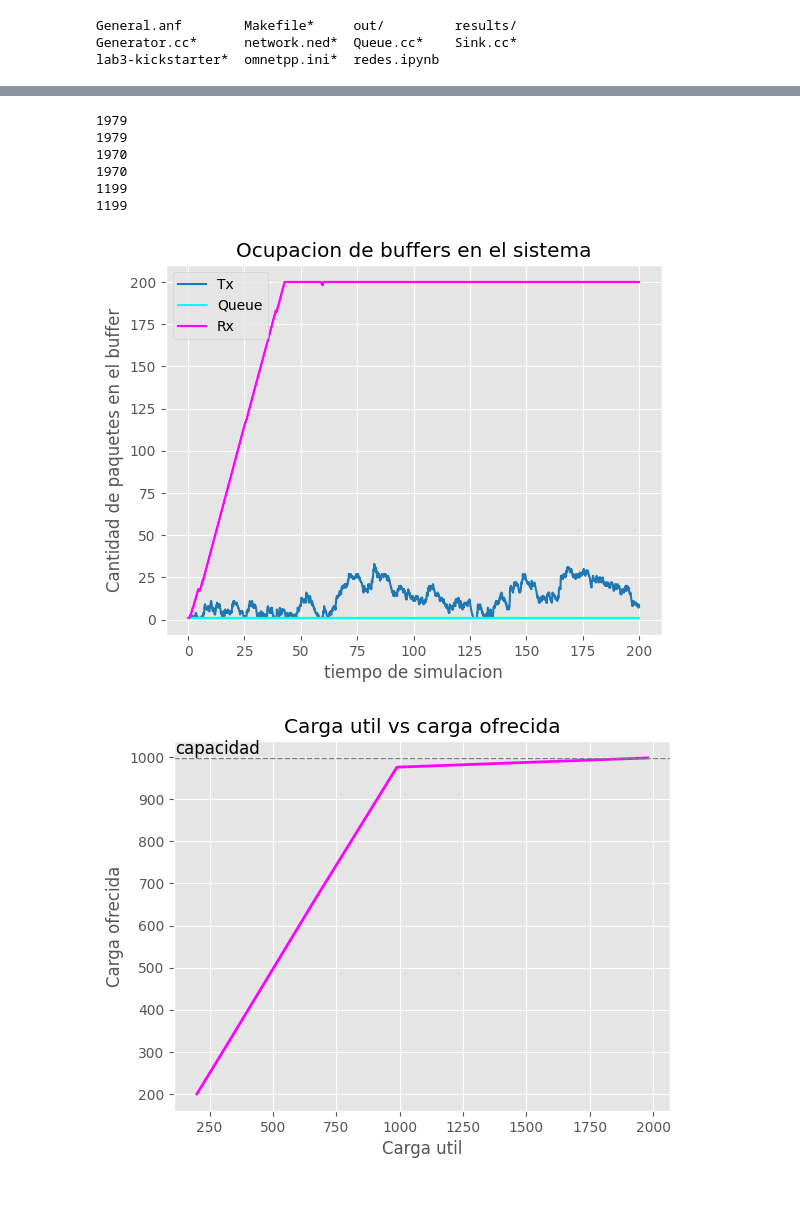
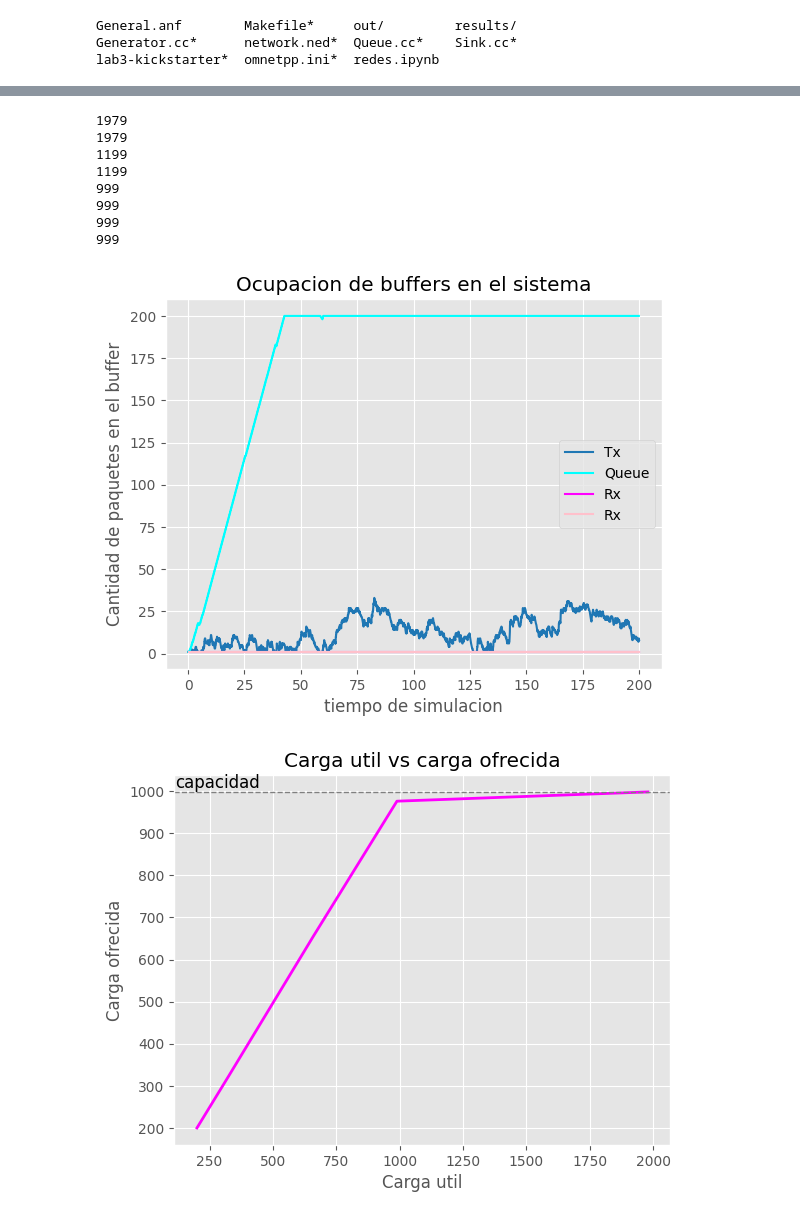
Before and after one commit to milicarabelos/Analisis-de-flujo-y-congestion-simulacion-discreta, a Jupyter notebook: src/redes.ipynb, the cells around one changed output, grey strips where cells are left out. Cells and saved outputs as stored; diff of their text form; code cells hidden in the pictures.

Commit message:
adaptacion para mejora

```diff
--- a/src/redes.ipynb
+++ b/src/redes.ipynb
@@ -18,7 +18,7 @@ import pandas as pd #libreria para procesamiento de datos muy usada en la indust
 import seaborn # Extiende las funcionalidades de matplotlib, muy usado en data visualization
 import csv
 
-str_filename = 'results/exported_stads/1/bufferSize/0.1.csv'
+str_filename = 'results/exported_stads/diseño_mejorado/2/0.1.csv'
 
 data = pd.read_csv(str_filename)
 
@@ -50,8 +50,15 @@ buffer_gen = data['vecvalue'].loc[[26]].tolist()
 time_queue = data['vectime'].loc[[27]].tolist()
 buffer_queue = data['vecvalue'].loc[[27]].tolist()
 
+#solo para el diseño mejorado
+time_queue1 = data['vectime'].loc[[29]].tolist()
+buffer_queue1 = data['vecvalue'].loc[[29]].tolist()
+
+
 time_sink = data['vectime'].loc[[28]].tolist()
 buffer_sink = data['vecvalue'].loc[[28]].tolist()
+
+
 
 # Los valores que sacamos estan como un solostring separados por comas por lo que tengo que convertirlos a listas para poder graficarlos
 time_gen = list(map(float,time_gen[0].split()))
@@ -61,31 +68,39 @@ buffer_gen = list(map(float,buffer_gen[0].split()))
 buffer_queue = list(map(float,buffer_queue[0].split()))
 buffer_sink = list(map(float,buffer_sink[0].split()))
 
+time_queue1=list(map(float,time_queue1[0].split()))
+buffer_queue1=list(map(float,buffer_queue1[0].split()))
+
 print(len(time_gen))
 print(len(buffer_gen))
 print(len(time_queue))
 print(len(buffer_queue))
 print(len(time_sink))
 print(len(buffer_sink))
+print(len(time_queue1))
+print(len(buffer_queue1))
 # %% [output]
 1979
 1979
-1970
-1970
 1199
 1199
+999
+999
+999
+999
 # %%
 fig, ax1 = plt.subplots()
 plt.plot(time_gen,buffer_gen, color='tab:blue', label="Tx")
 plt.plot(time_queue,buffer_queue, color='cyan', label="Queue")
 plt.plot(time_sink,buffer_sink, color='magenta', label="Rx")
+plt.plot(time_queue1,buffer_queue1, color='pink', label="Rx")
 plt.title('Ocupacion de buffers en el sistema')
 plt.xlabel("tiempo de simulacion")
 plt.ylabel("Cantidad de paquetes en el buffer")
 plt.legend()
 plt.show()
 # %% [output]
-[figure, old version]
+[figure, new version]
 # %%
 cargaRecibida =[998,976,655,324,200]
 packetGenList = []
```
Also changed, not shown: parts of 1 cell of this notebook, 1 other file.
